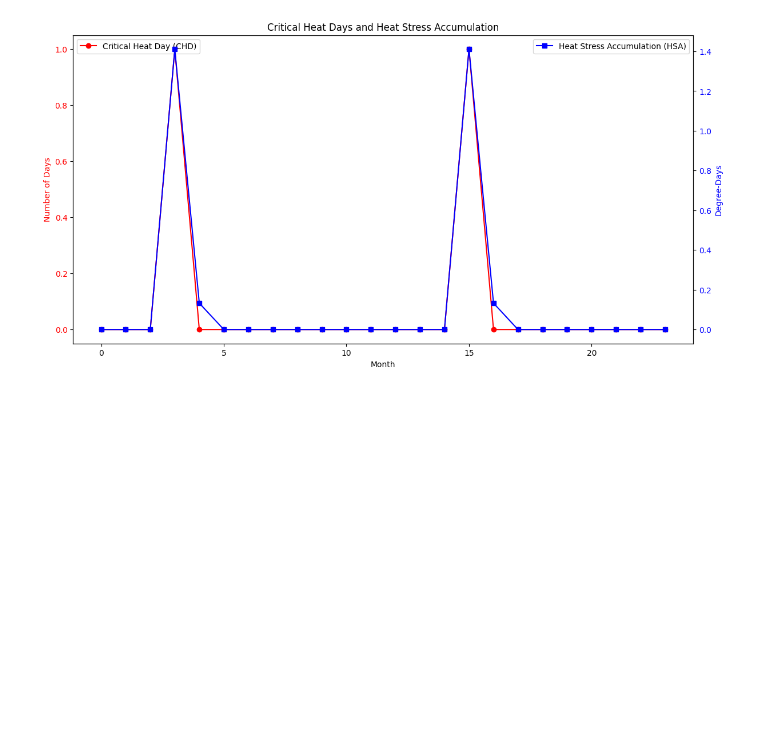
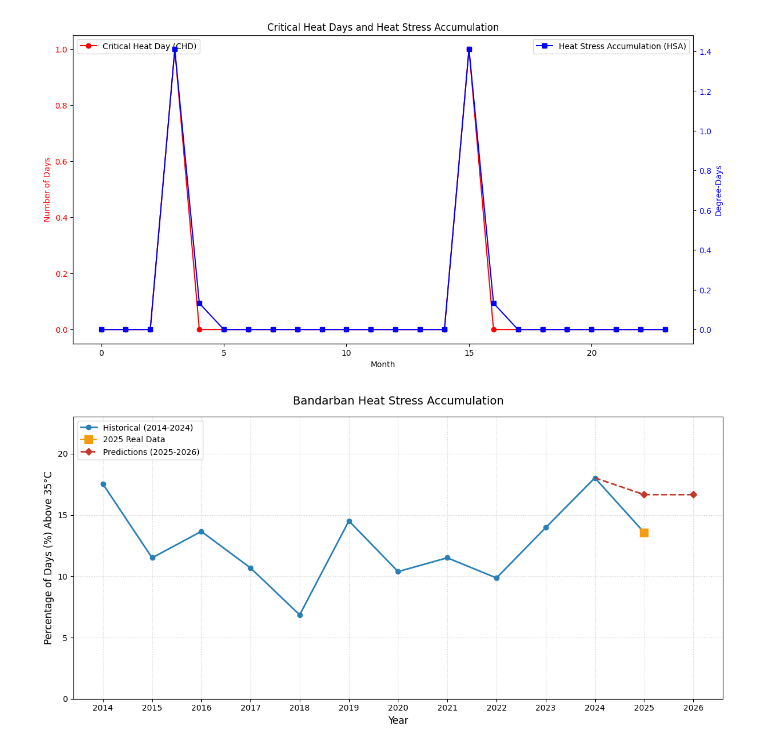
Before and after one commit to not-your-pancake/TCC_Journal, a Jupyter notebook: CCD_Agri_stress/rangamati.ipynb, the cells around one changed output. Drawn from its saved outputs; the diff is of its cells as text; code cells hidden in the pictures; blank space fills up the shorter version.

Commit message:
Heat Stress, CDD (Probably done)

```diff
--- a/CCD_Agri_stress/rangamati.ipynb
+++ b/CCD_Agri_stress/rangamati.ipynb
@@ -71,7 +80,7 @@ from sklearn.ensemble import RandomForestRegressor
 # 1. Prepare Monthly Data
 df = df_bandarban.copy() # [cite: 101]
 df['date'] = pd.to_datetime(df[['year', 'month', 'day']]) # [cite: 116]
-df_monthly_temp = df.set_index('date')['max_temperature(degree C)'].resample('365D').mean().reset_index()
+df_monthly_temp = df.set_index('date')['max_temperature(degree C)'].resample('MS').mean().reset_index()
 df_monthly_temp = df_monthly_temp.dropna()
 
 # 2. Engineering Fourier Features for Seasonality
@@ -1445,3 +1444,65 @@ plt.title('Critical Heat Days and Heat Stress Accumulation')
 plt.show()
 # %% [output]
 [figure]
+# %%
+import pandas as pd
+import numpy as np
+import matplotlib.pyplot as plt
+
+# 1. Load the new 2025 real dataset
+df_bandarban_2025 = pd.read_csv('../2025-dataset/Bagerhat_historical_weather_2025.csv')
+
+# 2. Process Historical Data (2014-2024)
+df_bandarban['date'] = pd.to_datetime(df_bandarban['date'])
+df_hist = df_bandarban[(df_bandarban['date'].dt.year >= 2014) & (df_bandarban['date'].dt.year <= 2024)].copy()
+df_hist['is_above_35'] = (df_hist['max_temperature(degree C)'] > 35).astype(int)
+yearly_freq_hist = df_hist.groupby(df_hist['date'].dt.year)['is_above_35'].mean() * 100
+
+# 3. Process Real 2025 Data
+df_bandarban_2025['is_above_35'] = (df_bandarban_2025['max_temperature(degree C)'] > 35).astype(int)
+real_2025_freq = df_bandarban_2025['is_above_35'].mean() * 100
+
+# 4. Process Predicted Data (2025-2026)
+df_calc['year'] = [2025]*12 + [2026]*12
+df_calc['is_above_35'] = (df_calc['max_temp'] > 35).astype(int)
+yearly_freq_pred = df_calc.groupby('year')['is_above_35'].mean() * 100
+
+# 5. Plotting
+plt.figure(figsize=(12, 6))
+
+# Get the value for 2024 to use as a starting point for connections
+val_2024 = yearly_freq_hist[2024]
+
+# A. Plot Historical Line (2014-2024)
+plt.plot(yearly_freq_hist.index, yearly_freq_hist.values,
+         marker='o', linestyle='-', color='#2980b9', label='Historical (2014-2024)', linewidth=2)
+
+# B. Connect 2024 to 2025 REAL (Blue Solid)
+plt.plot([2024, 2025], [val_2024, real_2025_freq],
+         linestyle='-', color='#2980b9', linewidth=2)
+plt.plot(2025, real_2025_freq, marker='s', color='#f39c12', markersize=10, label='2025 Real Data', zorder=5)
+
+# C. Connect 2024 to 2025 PREDICTION (Red Dashed)
+plt.plot([2024, 2025], [val_2024, yearly_freq_pred[2025]],
+         linestyle='--', color='#c0392b', linewidth=2)
+
+# D. Plot Predictions (2025-2026) (Red Dashed)
+plt.plot([2025, 2026], [yearly_freq_pred[2025], yearly_freq_pred[2026]],
+         marker='D', linestyle='--', color='#c0392b', label='Predictions (2025-2026)', linewidth=2)
+
+# Formatting
+plt.title('Bandarban Heat Stress Accumulation', fontsize=14, pad=15)
+plt.ylabel('Percentage of Days (%) Above 35°C', fontsize=12)
+plt.xlabel('Year', fontsize=12)
+plt.xticks(range(2014, 2027))
+
+# Set Y-axis to start from 0
+plt.ylim(0, max(yearly_freq_hist.max(), real_2025_freq, yearly_freq_pred.max()) + 5)
+
+plt.grid(True, linestyle=':', alpha=0.6)
+plt.legend(frameon=True, loc='upper left')
+
+plt.tight_layout()
+plt.show()
+# %% [output]
+[figure, added]
```
Also changed, not shown: parts of 14 cells of this notebook, 4 other files.
